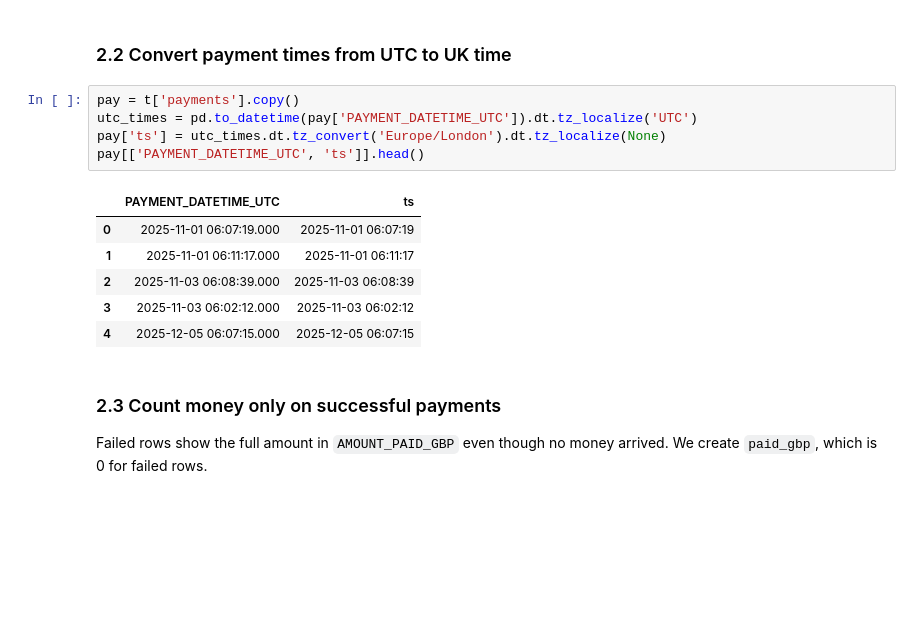
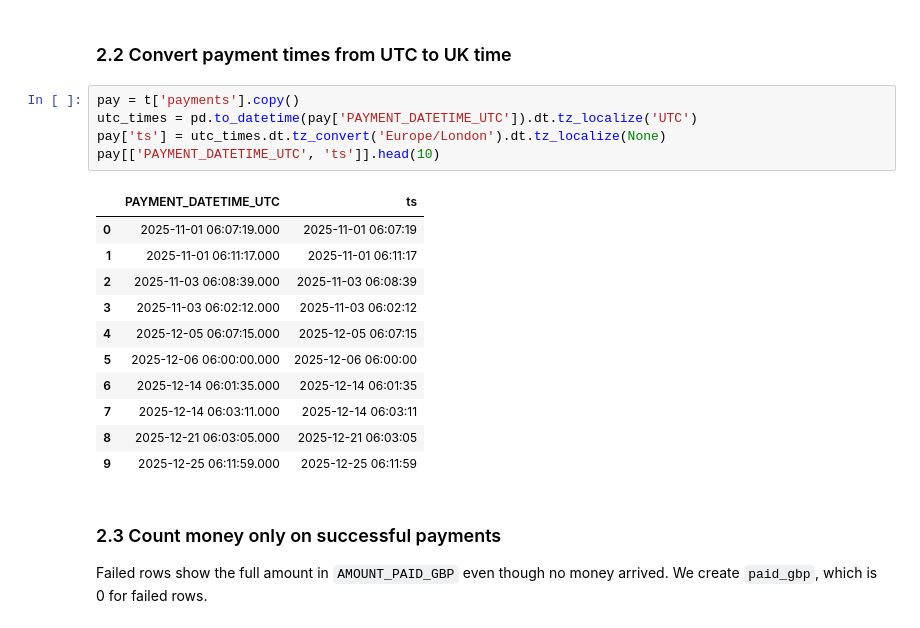
Before and after one commit to PleromaRay/0riel-collection-compass, a Jupyter notebook: Collections_Compass_Model.ipynb, the cells around one changed output. Drawn from its saved outputs; the diff is of its cells as text; blank space fills up the shorter version.

```diff
--- a/Collections_Compass_Model.ipynb
+++ b/Collections_Compass_Model.ipynb
@@ -158,15 +150,20 @@ Loans: 41815 | due date = disbursement + term for all loans: True
 # %%
 pay = t['payments'].copy()
 utc_times = pd.to_datetime(pay['PAYMENT_DATETIME_UTC']).dt.tz_localize('UTC')
 pay['ts'] = utc_times.dt.tz_convert('Europe/London').dt.tz_localize(None)
-pay[['PAYMENT_DATETIME_UTC', 'ts']].head()
+pay[['PAYMENT_DATETIME_UTC', 'ts']].head(10)
 # %% [output]
 |  | PAYMENT_DATETIME_UTC | ts |
 | 0 | 2025-11-01 06:07:19.000 | 2025-11-01 06:07:19 |
 | 1 | 2025-11-01 06:11:17.000 | 2025-11-01 06:11:17 |
 | 2 | 2025-11-03 06:08:39.000 | 2025-11-03 06:08:39 |
 | 3 | 2025-11-03 06:02:12.000 | 2025-11-03 06:02:12 |
 | 4 | 2025-12-05 06:07:15.000 | 2025-12-05 06:07:15 |
+| 5 | 2025-12-06 06:00:00.000 | 2025-12-06 06:00:00 |
+| 6 | 2025-12-14 06:01:35.000 | 2025-12-14 06:01:35 |
+| 7 | 2025-12-14 06:03:11.000 | 2025-12-14 06:03:11 |
+| 8 | 2025-12-21 06:03:05.000 | 2025-12-21 06:03:05 |
+| 9 | 2025-12-25 06:11:59.000 | 2025-12-25 06:11:59 |
 # %% [markdown]
 ### 2.3 Count money only on successful payments
 
```
Also changed, not shown: parts of 13 cells of this notebook, 2 other files.
